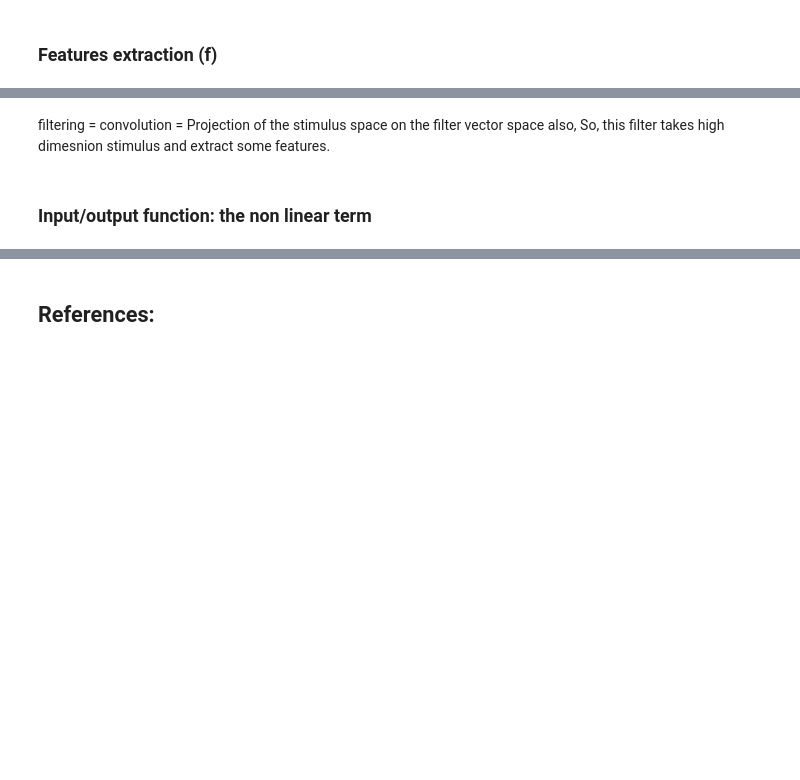
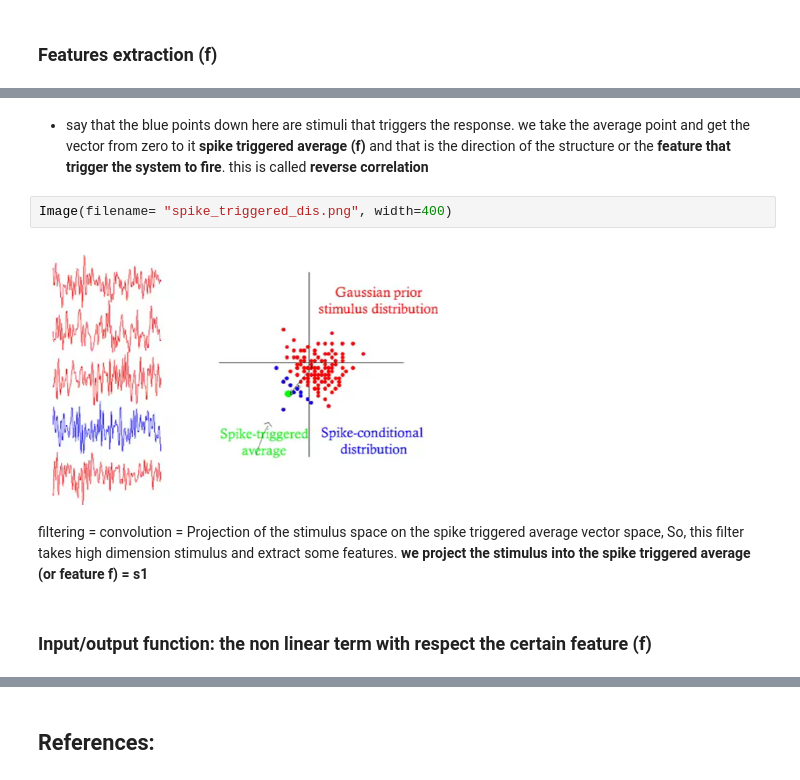
Before and after one commit to mhmdrdwn/com-neuro, a Jupyter notebook: week2.ipynb, the cells around one changed output, grey strips where cells are left out. Saved outputs shown, nothing was run; the diff lists cells and outputs as text; blank space fills up the shorter version.

Commit message:
input output func

```diff
--- a/week2.ipynb
+++ b/week2.ipynb
@@ -159,4 +167,10 @@ $p(response | stimulus)$ >>> $p(response | s_1, s_2, s_3...)$
+# %% [markdown]
+- say that the blue points down here are stimuli that triggers the response. we take the average point and get the vector from zero to it **spike triggered average (f)** and that is the direction of the structure or the **feature that trigger the system to fire**. this is called **reverse correlation**
+# %%
+Image(filename= "spike_triggered_dis.png", width=400)
+# %% [output]
+[figure, added]
 # %% [markdown]
-filtering = convolution = Projection of the stimulus space on the filter vector space also, So, this filter takes high dimesnion stimulus and extract some features.
+filtering = convolution = Projection of the stimulus space on the spike triggered average vector space, So, this filter takes high dimension stimulus and extract some features. **we project the stimulus into the spike triggered average (or feature f) = s1**
 # %% [markdown]
-### Input/output function: the non linear term
+### Input/output function: the non linear term with respect the certain feature (f)
```
Also changed, not shown: parts of 7 cells of this notebook.
